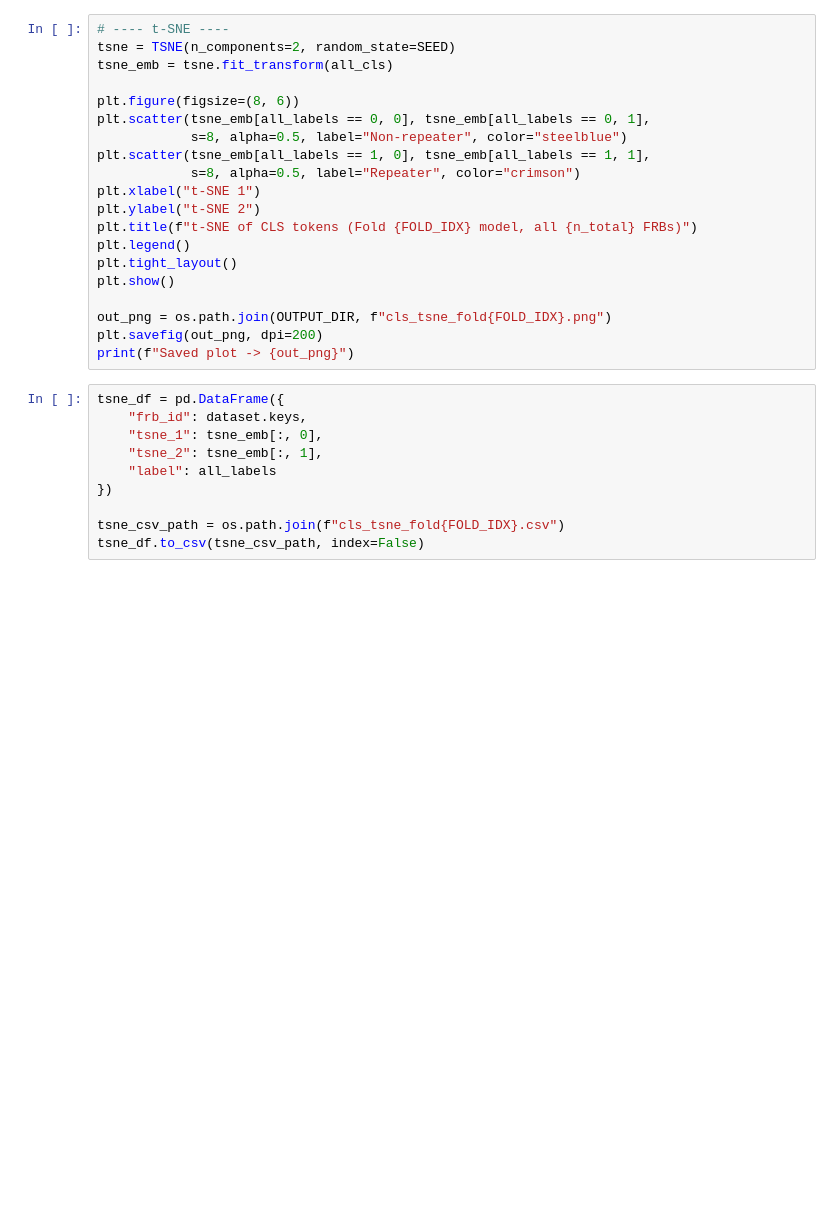
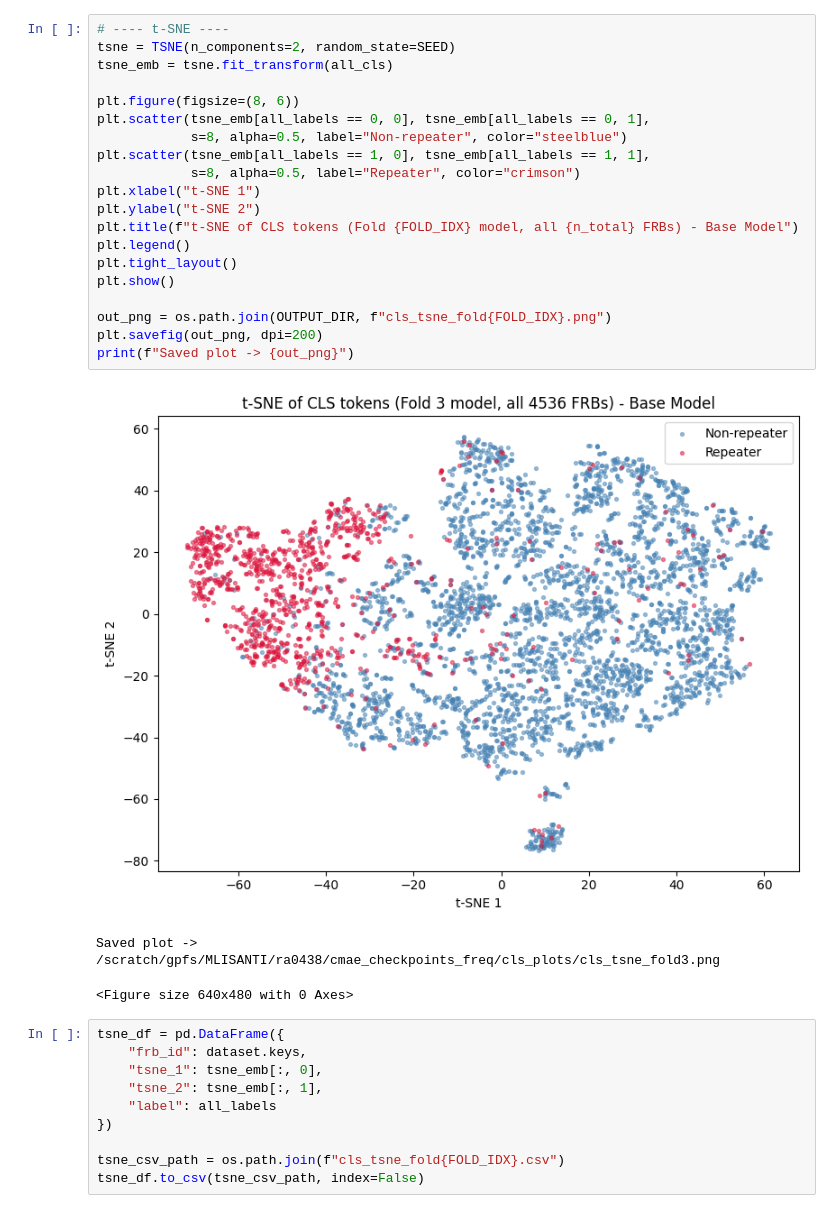
Before and after one commit to rtenacity/chime-catalog-two-analysis, a Jupyter notebook: results/base_model/get_corr.ipynb, the cells around one changed output. Cells and saved outputs as stored; diff of their text form; blank space fills up the shorter version.

```diff
--- a/results/base_model/get_corr.ipynb
+++ b/results/base_model/get_corr.ipynb
@@ -551,23 +560,27 @@ print(f"Saved plot -> {out_png}")
 # %%
 # ---- t-SNE ----
 tsne = TSNE(n_components=2, random_state=SEED)
 tsne_emb = tsne.fit_transform(all_cls)
 
 plt.figure(figsize=(8, 6))
 plt.scatter(tsne_emb[all_labels == 0, 0], tsne_emb[all_labels == 0, 1],
             s=8, alpha=0.5, label="Non-repeater", color="steelblue")
 plt.scatter(tsne_emb[all_labels == 1, 0], tsne_emb[all_labels == 1, 1],
             s=8, alpha=0.5, label="Repeater", color="crimson")
 plt.xlabel("t-SNE 1")
 plt.ylabel("t-SNE 2")
-plt.title(f"t-SNE of CLS tokens (Fold {FOLD_IDX} model, all {n_total} FRBs)")
+plt.title(f"t-SNE of CLS tokens (Fold {FOLD_IDX} model, all {n_total} FRBs) - Base Model")
 plt.legend()
 plt.tight_layout()
 plt.show()
 
 out_png = os.path.join(OUTPUT_DIR, f"cls_tsne_fold{FOLD_IDX}.png")
 plt.savefig(out_png, dpi=200)
 print(f"Saved plot -> {out_png}")
+# %% [output]
+[figure, added]
+Saved plot -> /scratch/gpfs/MLISANTI/ra0438/cmae_checkpoints_freq/cls_plots/cls_tsne_fold3.png
+<Figure size 640x480 with 0 Axes>
 # %%
 tsne_df = pd.DataFrame({
     "frb_id": dataset.keys,
```
Also changed, not shown: parts of 12 cells of this notebook, 6 other files.
